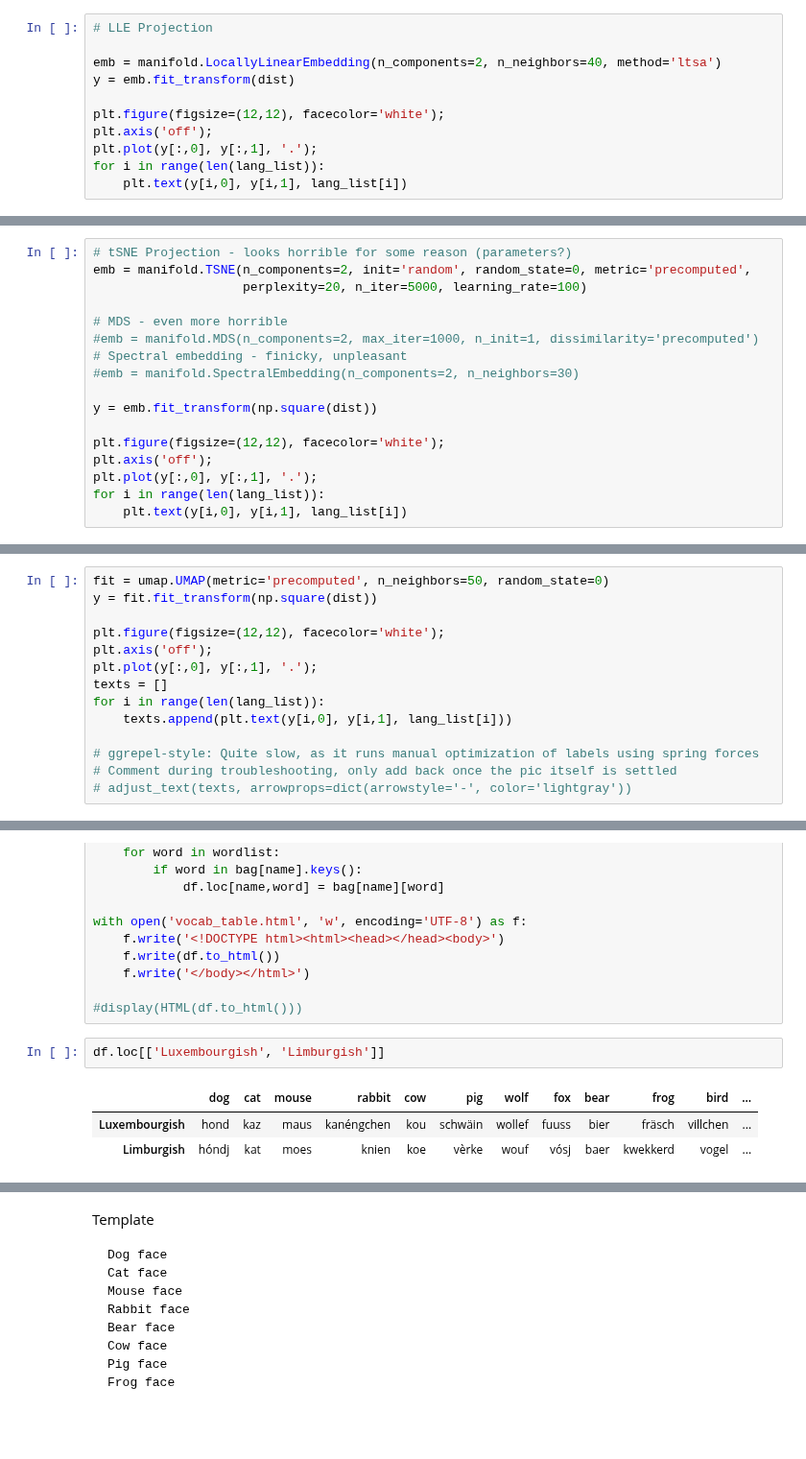
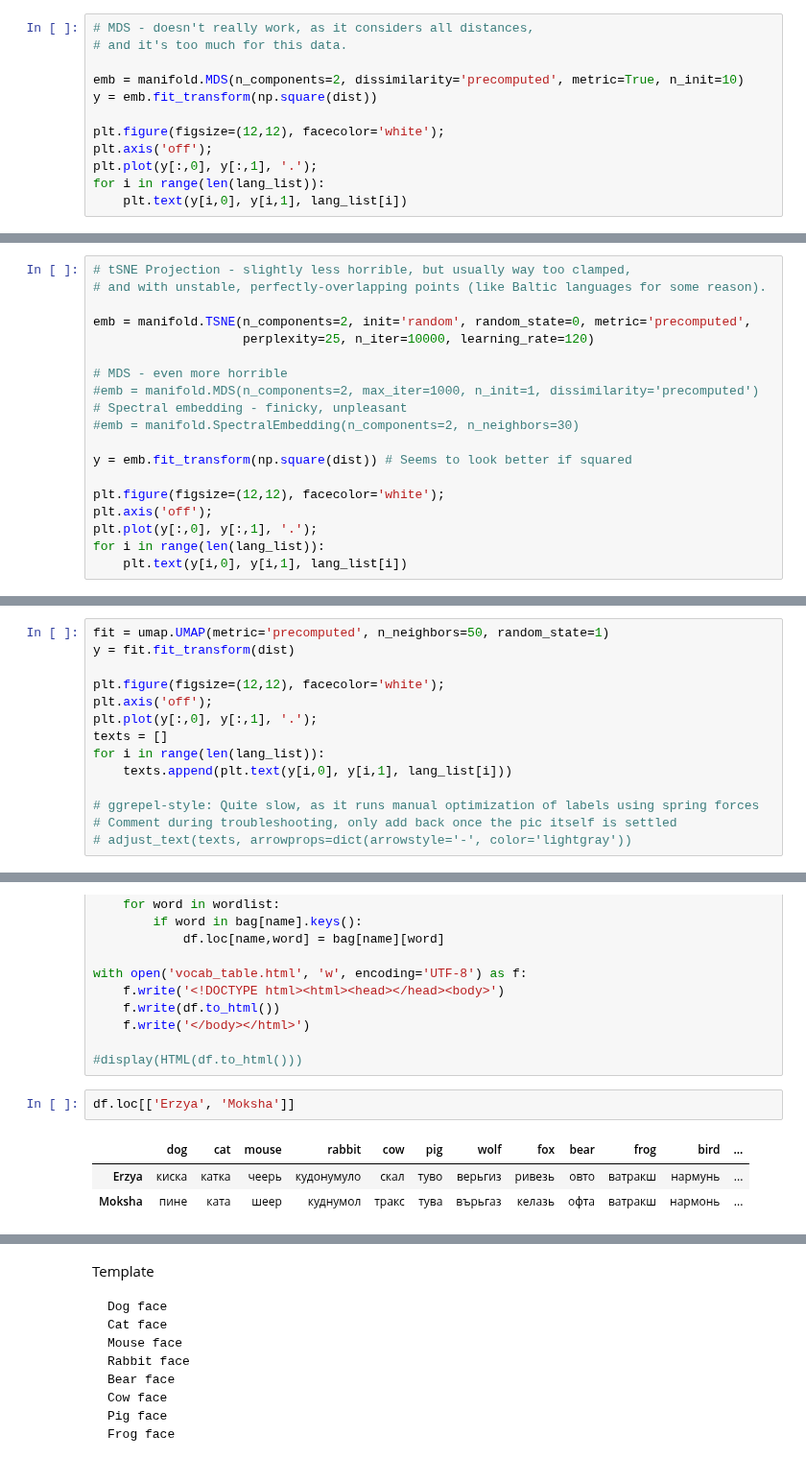
Before and after one commit to khakhalin/Sketches, a Jupyter notebook: text_games/lang_cloud.ipynb, the cells around one changed output, grey strips where cells are left out. Shown at 96% size. Saved outputs shown, nothing was run; the diff lists cells and outputs as text; blank space fills up the shorter version.

```diff
--- a/text_games/lang_cloud.ipynb
+++ b/text_games/lang_cloud.ipynb
@@ -171,10 +176,11 @@ dist = dist + dist.T # Make symmetric
 # %% [output]
 Sulrsilvan Lengadocian Aghul Sylt Frisian Lemosin Nissart Catalan Occitan Manx Sardinian Cornish Gallo Breton French Vallader Saintongeais Meadow Mari Gardenese Lothringian Sicilian Walloon Lombard Ne ...
 # %%
-# LLE Projection
+# MDS - doesn't really work, as it considers all distances,
+# and it's too much for this data.
 
-emb = manifold.LocallyLinearEmbedding(n_components=2, n_neighbors=40, method='ltsa')
-y = emb.fit_transform(dist)
+emb = manifold.MDS(n_components=2, dissimilarity='precomputed', metric=True, n_init=10)
+y = emb.fit_transform(np.square(dist))
 
 plt.figure(figsize=(12,12), facecolor='white');
 plt.axis('off');
@@ -198,14 +204,16 @@ for i in range(len(pers)):
 # %%
-# tSNE Projection - looks horrible for some reason (parameters?)
+# tSNE Projection - slightly less horrible, but usually way too clamped,
+# and with unstable, perfectly-overlapping points (like Baltic languages for some reason).
+
 emb = manifold.TSNE(n_components=2, init='random', random_state=0, metric='precomputed',
-                    perplexity=20, n_iter=5000, learning_rate=100)
+                    perplexity=25, n_iter=10000, learning_rate=120)
 
 # MDS - even more horrible
 #emb = manifold.MDS(n_components=2, max_iter=1000, n_init=1, dissimilarity='precomputed')
 # Spectral embedding - finicky, unpleasant
 #emb = manifold.SpectralEmbedding(n_components=2, n_neighbors=30)
 
-y = emb.fit_transform(np.square(dist))
+y = emb.fit_transform(np.square(dist)) # Seems to look better if squared
 
 plt.figure(figsize=(12,12), facecolor='white');
 plt.axis('off');
@@ -217,6 +225,6 @@ for i in range(len(lang_list)):
 # %%
-fit = umap.UMAP(metric='precomputed', n_neighbors=50, random_state=0)
-y = fit.fit_transform(np.square(dist))
+fit = umap.UMAP(metric='precomputed', n_neighbors=50, random_state=1)
+y = fit.fit_transform(dist)
 
 plt.figure(figsize=(12,12), facecolor='white');
 plt.axis('off');
@@ -274,8 +282,8 @@ with open('vocab_table.html', 'w', encoding='UTF-8') as f:
 
 #display(HTML(df.to_html()))
 # %%
-df.loc[['Luxembourgish', 'Limburgish']]
+df.loc[['Erzya', 'Moksha']]
 # %% [output]
 |  | dog | cat | mouse | rabbit | cow | pig | wolf | fox | bear | frog | bird | ... |
-| Luxembourgish | hond | kaz | maus | kanéngchen | kou | schwäin | wollef | fuuss | bier | fräsch | villchen | ... |
-| Limburgish | hóndj | kat | moes | knien | koe | vèrke | wouf | vósj | baer | kwekkerd | vogel | ... |
+| Erzya | киска | катка | чеерь | кудонумуло | скал | туво | верьгиз | ривезь | овто | ватракш | нармунь | ... |
+| Moksha | пине | ката | шеер | куднумол | тракс | тува | върьгаз | келазь | офта | ватракш | нармонь | ... |
```
Also changed, not shown: parts of 9 cells of this notebook, 2 other files.
